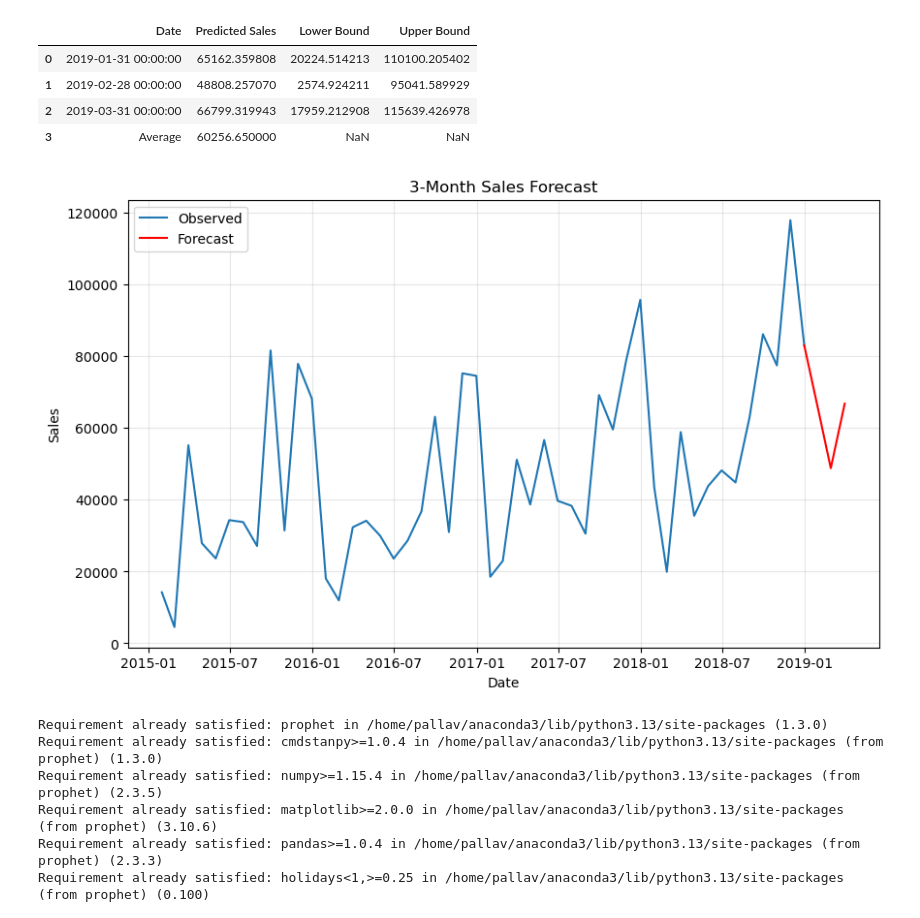
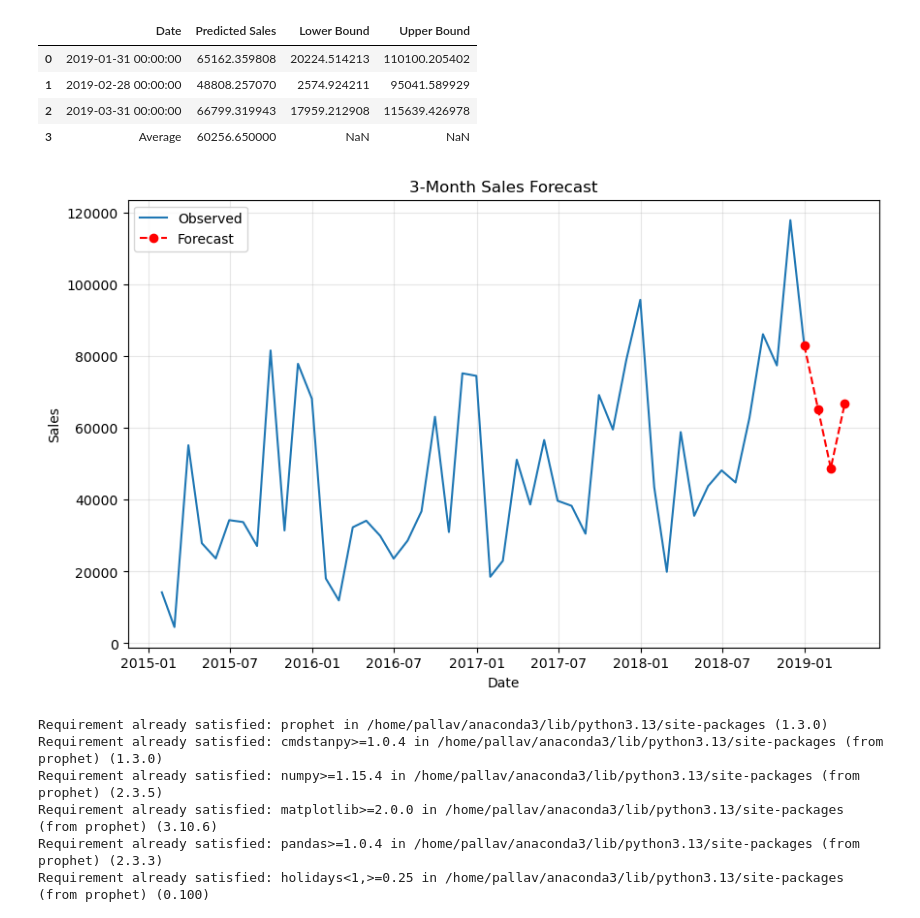
Before and after one commit to ProfessionalPallav20014/Sales-Forecasting-PallavDas, a Jupyter notebook: analysis.ipynb, the cells around one changed output. Cells and saved outputs as stored; diff of their text form; code cells hidden in the pictures.

Commit message:
added joblib and updated charts

```diff
--- a/analysis.ipynb
+++ b/analysis.ipynb
@@ -644,29 +645,29 @@ display(sarima_output)
 # %%
 forecast_periods = 3
 forecast = sarima_results.forecast(steps=forecast_periods)
 
 plt.figure(figsize=(10, 6))
 # Plot the historical observed data
 plt.plot(monthly_sales.index, monthly_sales, label='Observed')
 
 # Append the last historical point to the forecast to bridge the visual gap
 connect_index = monthly_sales.index[-1:]
 connect_value = monthly_sales.iloc[-1:]
 
 extended_forecast_index = connect_index.append(forecast.index)
 extended_forecast_values = pd.concat([connect_value, forecast])
 
 # 3. Plot the connected forecast line
-plt.plot(extended_forecast_index, extended_forecast_values, label='Forecast', color='red')
+plt.plot(extended_forecast_index, extended_forecast_values, label='Forecast', color='red', linestyle='--', marker='o')
 
 plt.title("3-Month Sales Forecast")
 plt.xlabel("Date")
 plt.ylabel("Sales")
 plt.grid(True, alpha=0.3) # Adds a clean background grid for easier reading
 plt.legend()
 plt.show()
 # %% [output]
-[figure, old version]
+[figure, new version]
 # %%
 ! pip install prophet
 # %% [output]
```
Also changed, not shown: parts of 8 cells of this notebook, 26 other files.
